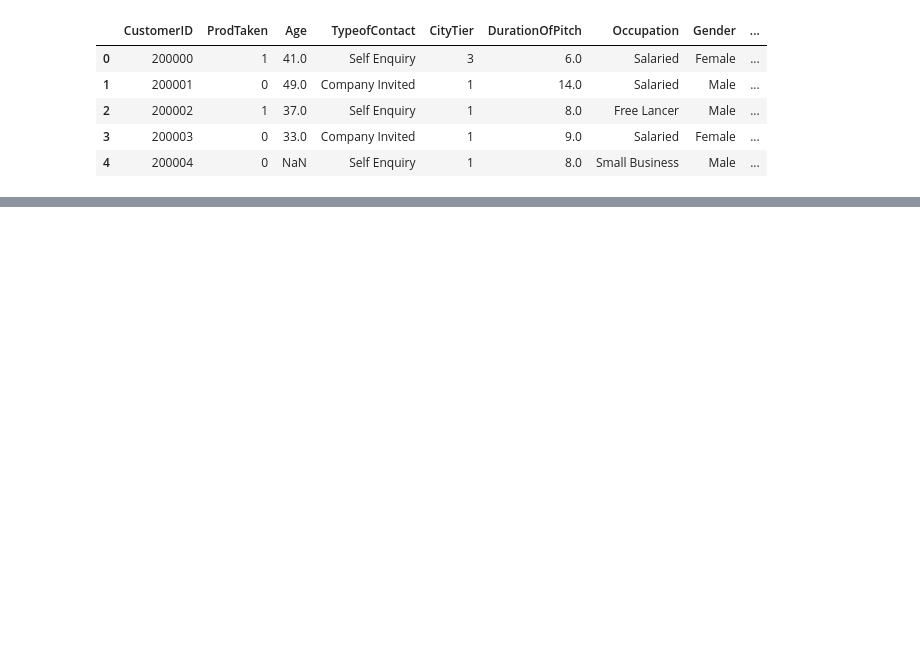
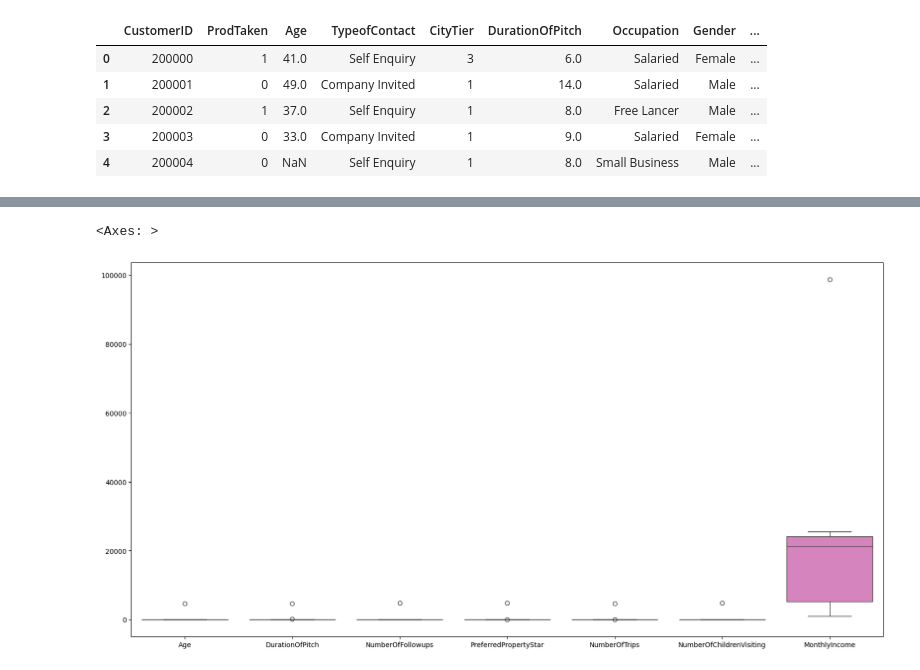
Before and after one commit to Shimul-Zahan/ML-Bootcamp, a Jupyter notebook: Random Forest/rf.ipynb, the cells around one changed output, grey strips where cells are left out. Saved outputs shown, nothing was run; the diff lists cells and outputs as text; code cells hidden in the pictures; blank space fills up the shorter version.

```diff
--- a/Random Forest/rf.ipynb
+++ b/Random Forest/rf.ipynb
@@ -23,0 +71,9 @@ data.head()
+# %%
+data['Gender'] = data['Gender'].str.replace('Fe Male', 'Female')
+data['MaritalStatus'] = data['MaritalStatus'].replace('Single', 'Unmarried')
+# %%
+# Check Missing Values Percentage
+features_with_na = [features for features in data.columns if data[features].isnull().sum() >= 1]
+features_with_na
+for feature in features_with_na:
+    print(feature, np.round(data[feature].isnull().mean() * 100, 2), "% Missing Values")
@@ -23,0 +101,6 @@ data.head()
+# %%
+plt.figure(figsize=(20, 10))
+sns.boxplot(data[features_with_na].describe())
+# %% [output]
+<Axes: >
+[figure, added]
```
Also changed, not shown: parts of 18 cells of this notebook, 1 other file.
